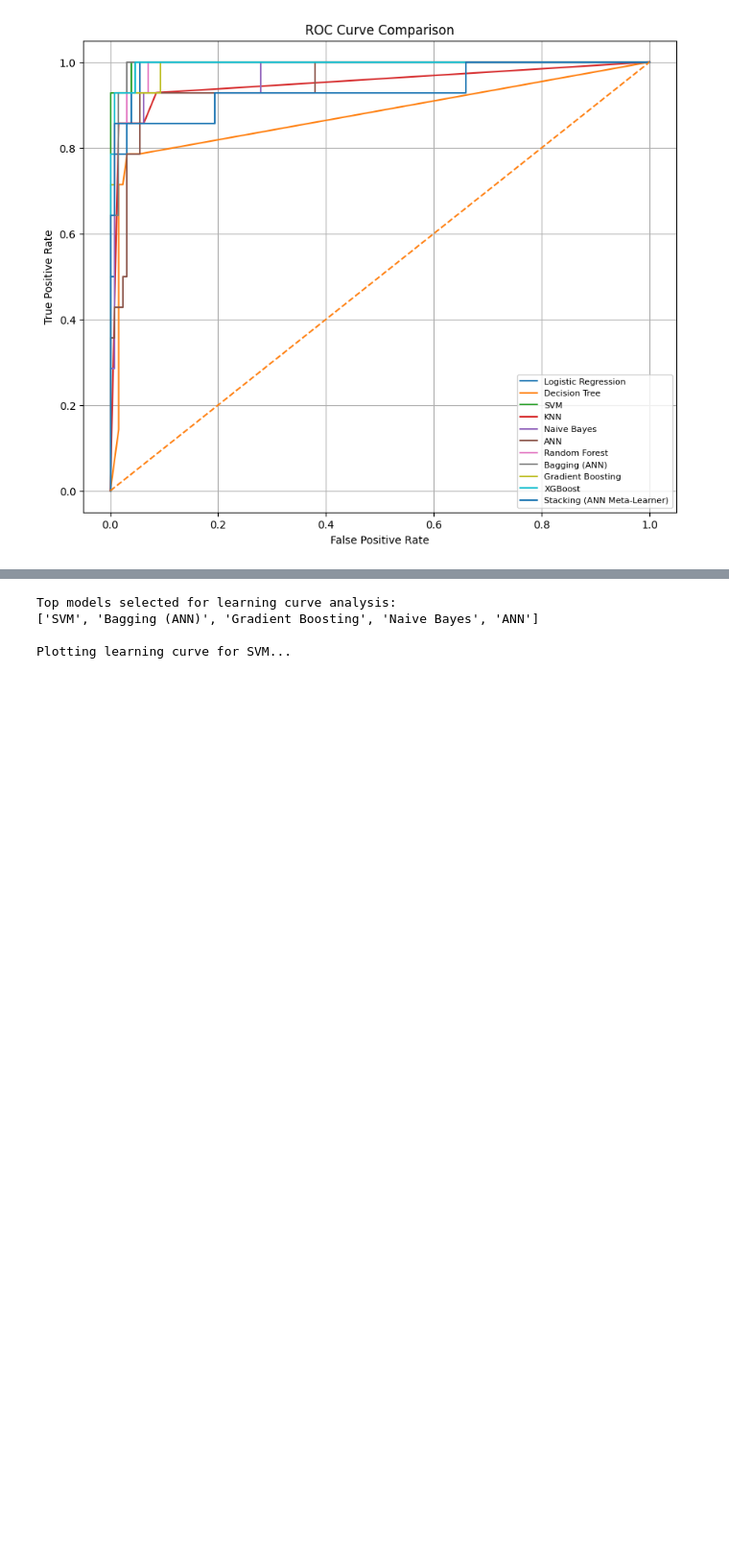
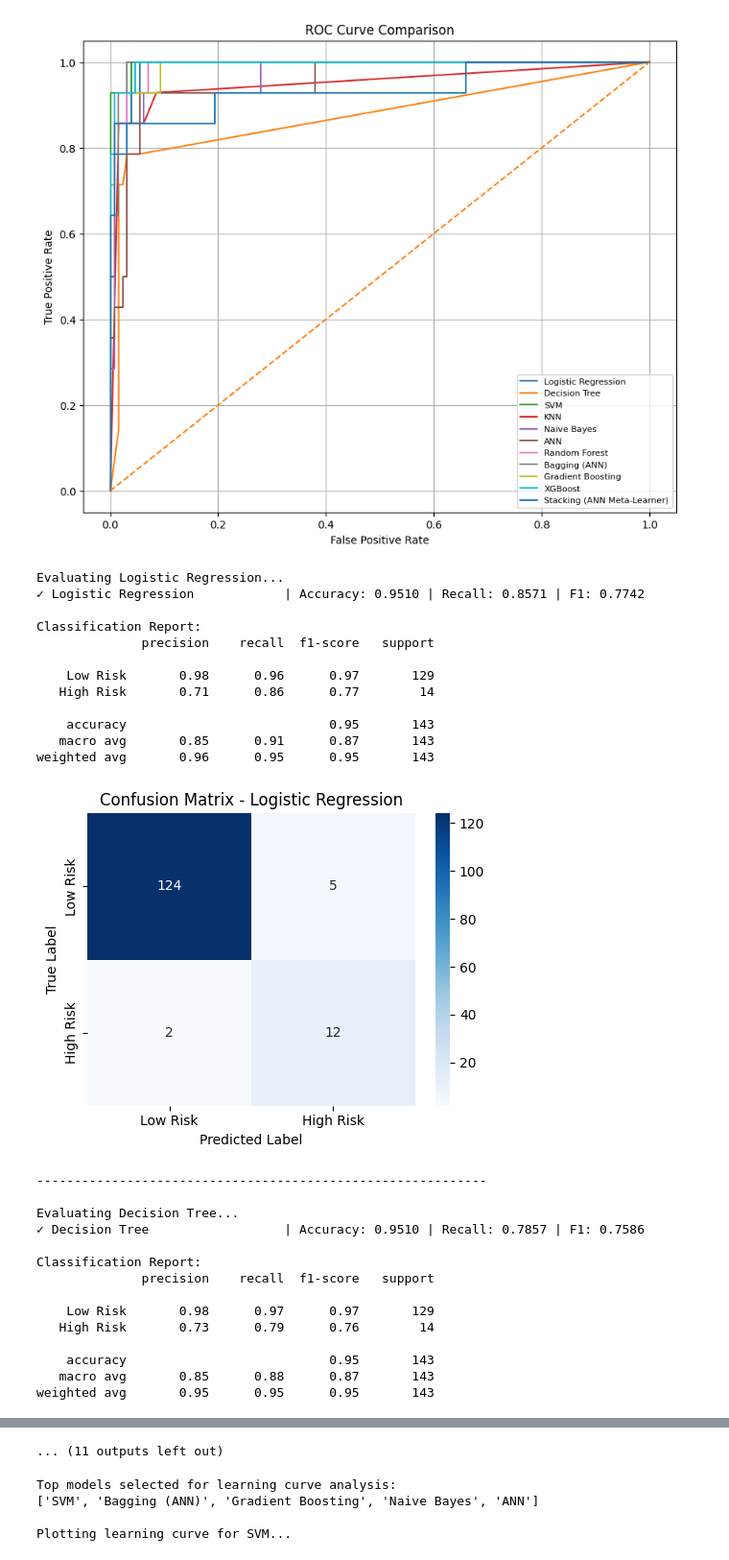
Before and after one commit to NSJayaweera/NCD-Risk_Prediction, a Jupyter notebook: DiabetesRiskPrediction.ipynb, the cells around one changed output, grey strips where cells are left out. Shown at 96% size. Saved outputs shown, nothing was run; the diff lists cells and outputs as text; code cells hidden in the pictures; blank space fills up the shorter version.

Commit message:
confusion matrix for each model

```diff
--- a/DiabetesRiskPrediction.ipynb
+++ b/DiabetesRiskPrediction.ipynb
@@ -628,3 +628,82 @@ F1-Score   : 0.9286
 ROC-AUC    : 0.9972
 Model Type : Base
 [figure]
+# %%
+import seaborn as sns
+# -------------------------------
+# Evaluate All Models + Confusion Matrix
+# -------------------------------
+
+results = []
+predictions = {}
+
+for name, model in trained_models.items():
+    print(f"\nEvaluating {name}...")
+
+    metrics, y_pred, y_pred_proba = evaluate_model(
+        model, X_test_final, y_test, name
+    )
+
+    if metrics is not None:
+        results.append(metrics)
+        predictions[name] = (y_pred, y_pred_proba)
+
+        print(f"✓ {name:30} | Accuracy: {metrics['Accuracy']:.4f} | "
+              f"Recall: {metrics['Recall']:.4f} | F1: {metrics['F1-Score']:.4f}")
+
+        print("\nClassification Report:")
+        print(classification_report(
+            y_test, y_pred,
+            target_names=['Low Risk', 'High Risk'],
+            zero_division=0
+        ))
+
+        # -------------------------------
+        # Confusion Matrix Plot
+        # -------------------------------
+        cm = confusion_matrix(y_test, y_pred)
+
+        plt.figure(figsize=(5, 4))
+        sns.heatmap(
+            cm,
+            annot=True,
+            fmt='d',
+            cmap='Blues',
+            xticklabels=['Low Risk', 'High Risk'],
+            yticklabels=['Low Risk', 'High Risk']
+        )
+        plt.xlabel("Predicted Label")
+        plt.ylabel("True Label")
+        plt.title(f"Confusion Matrix - {name}")
+        plt.tight_layout()
+        plt.show()
+
+        print("-" * 60)
+# %% [output]
+Evaluating Logistic Regression...
+✓ Logistic Regression            | Accuracy: 0.9510 | Recall: 0.8571 | F1: 0.7742
+
+Classification Report:
+              precision    recall  f1-score   support
+
+    Low Risk       0.98      0.96      0.97       129
+   High Risk       0.71      0.86      0.77        14
+
+    accuracy                           0.95       143
+   macro avg       0.85      0.91      0.87       143
+weighted avg       0.96      0.95      0.95       143
+[figure, added]
+------------------------------------------------------------
+
+Evaluating Decision Tree...
+✓ Decision Tree                  | Accuracy: 0.9510 | Recall: 0.7857 | F1: 0.7586
+
+Classification Report:
+              precision    recall  f1-score   support
+
+    Low Risk       0.98      0.97      0.97       129
+   High Risk       0.73      0.79      0.76        14
+
+    accuracy                           0.95       143
+   macro avg       0.85      0.88      0.87       143
+weighted avg       0.95      0.95      0.95       143
@@ -631,3 +771,4 @@ Model Type : Base
+... (11 outputs left out)
 # %%
 from sklearn.model_selection import learning_curve
 import numpy as np
```
Also changed, not shown: parts of 2 cells of this notebook.
